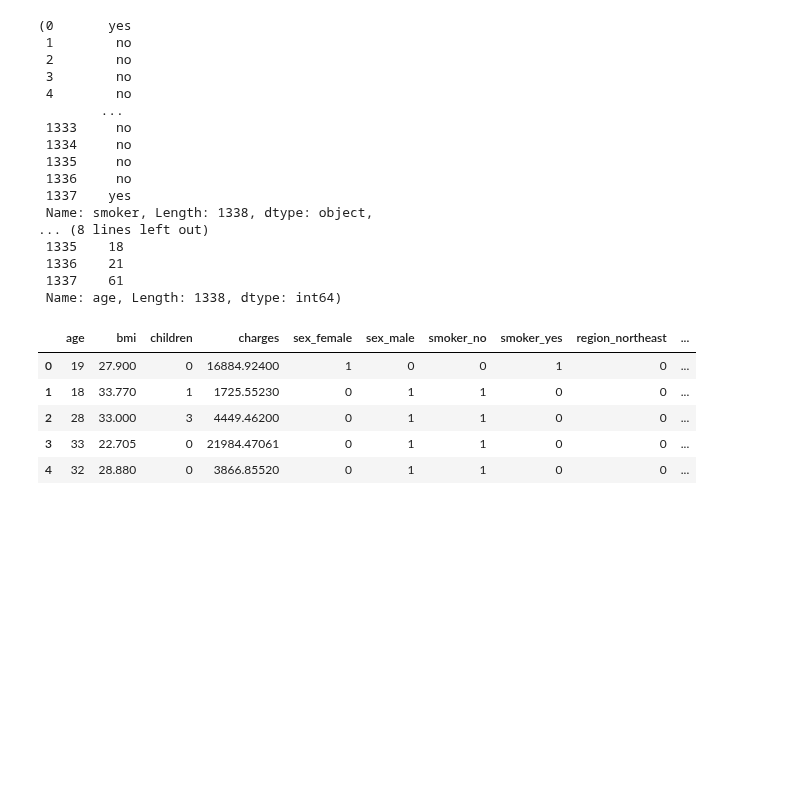
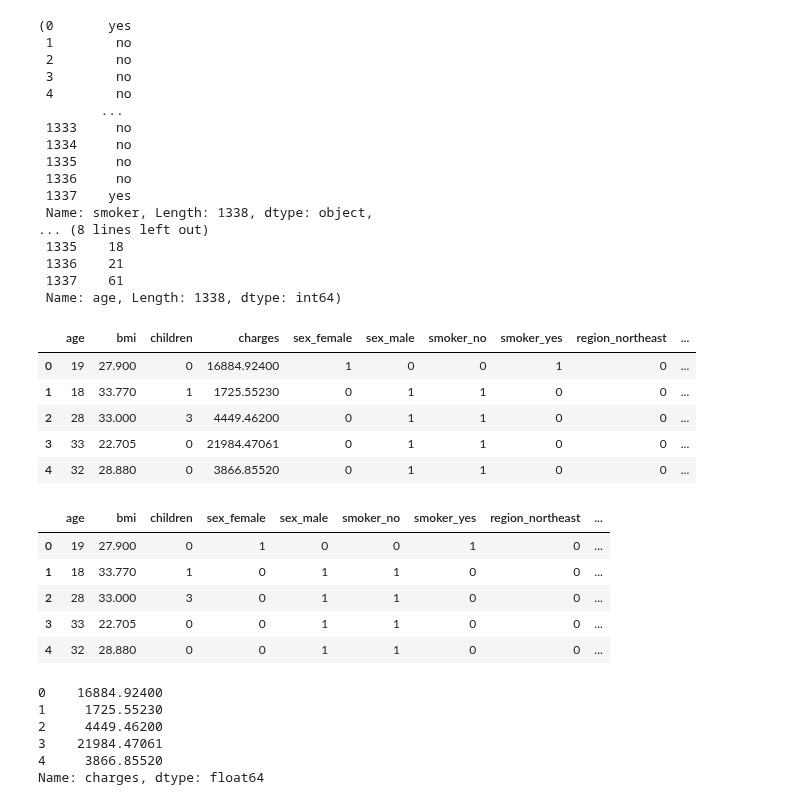
Before and after one commit to Janadhi14/tensorflow-test, a Jupyter notebook: insurance.ipynb, the cells around one changed output. Saved outputs shown, nothing was run; the diff lists cells and outputs as text; code cells hidden in the pictures; blank space fills up the shorter version.

```diff
--- a/insurance.ipynb
+++ b/insurance.ipynb
@@ -71,3 +72,29 @@ insurance_one_hot.head()
 | 2 | 28 | 33.000 | 3 | 4449.46200 | 0 | 1 | 1 | 0 | 0 | ... |
 | 3 | 33 | 22.705 | 0 | 21984.47061 | 0 | 1 | 1 | 0 | 0 | ... |
 | 4 | 32 | 28.880 | 0 | 3866.85520 | 0 | 1 | 1 | 0 | 0 | ... |
+# %%
+# create x and y values
+# first lets make X
+# since X is the training set of data we are going to need to seperate
+
+X = insurance_one_hot.drop("charges", axis = 1) # the .drop funciton enables you to remove one of the columns
+y = insurance_one_hot["charges"] # just getting charges by itself as the y variable
+X.head()
+# we ahve dropped charges because it is our dependent variable so we are going to need
+# %% [output]
+|  | age | bmi | children | sex_female | sex_male | smoker_no | smoker_yes | region_northeast | ... |
+| 0 | 19 | 27.900 | 0 | 1 | 0 | 0 | 1 | 0 | ... |
+| 1 | 18 | 33.770 | 1 | 0 | 1 | 1 | 0 | 0 | ... |
+| 2 | 28 | 33.000 | 3 | 0 | 1 | 1 | 0 | 0 | ... |
+| 3 | 33 | 22.705 | 0 | 0 | 1 | 1 | 0 | 0 | ... |
+| 4 | 32 | 28.880 | 0 | 0 | 1 | 1 | 0 | 0 | ... |
+# %%
+# lets view y
+y.head()
+# %% [output]
+0    16884.92400
+1     1725.55230
+2     4449.46200
+3    21984.47061
+4     3866.85520
+Name: charges, dtype: float64
```
Also changed, not shown: parts of 7 cells of this notebook.
